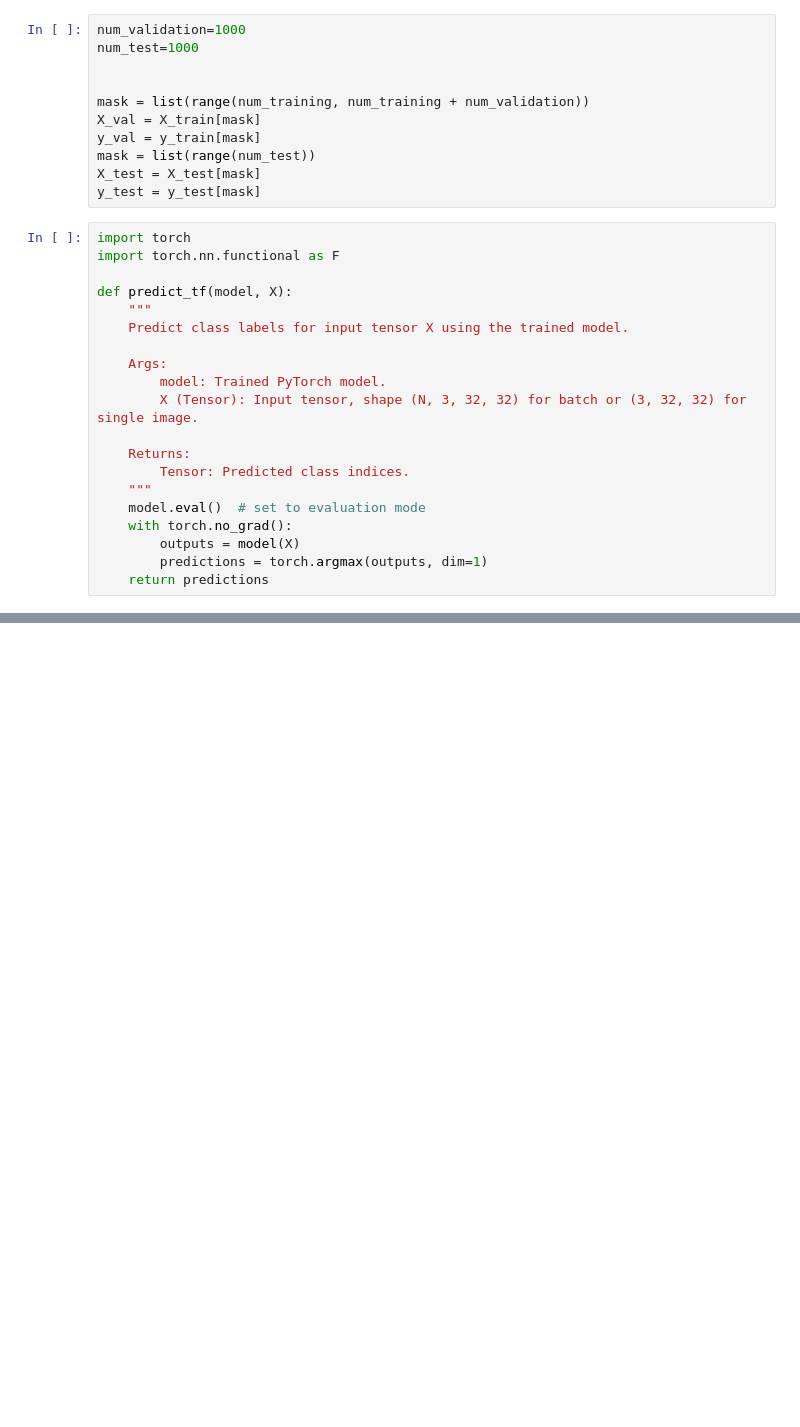
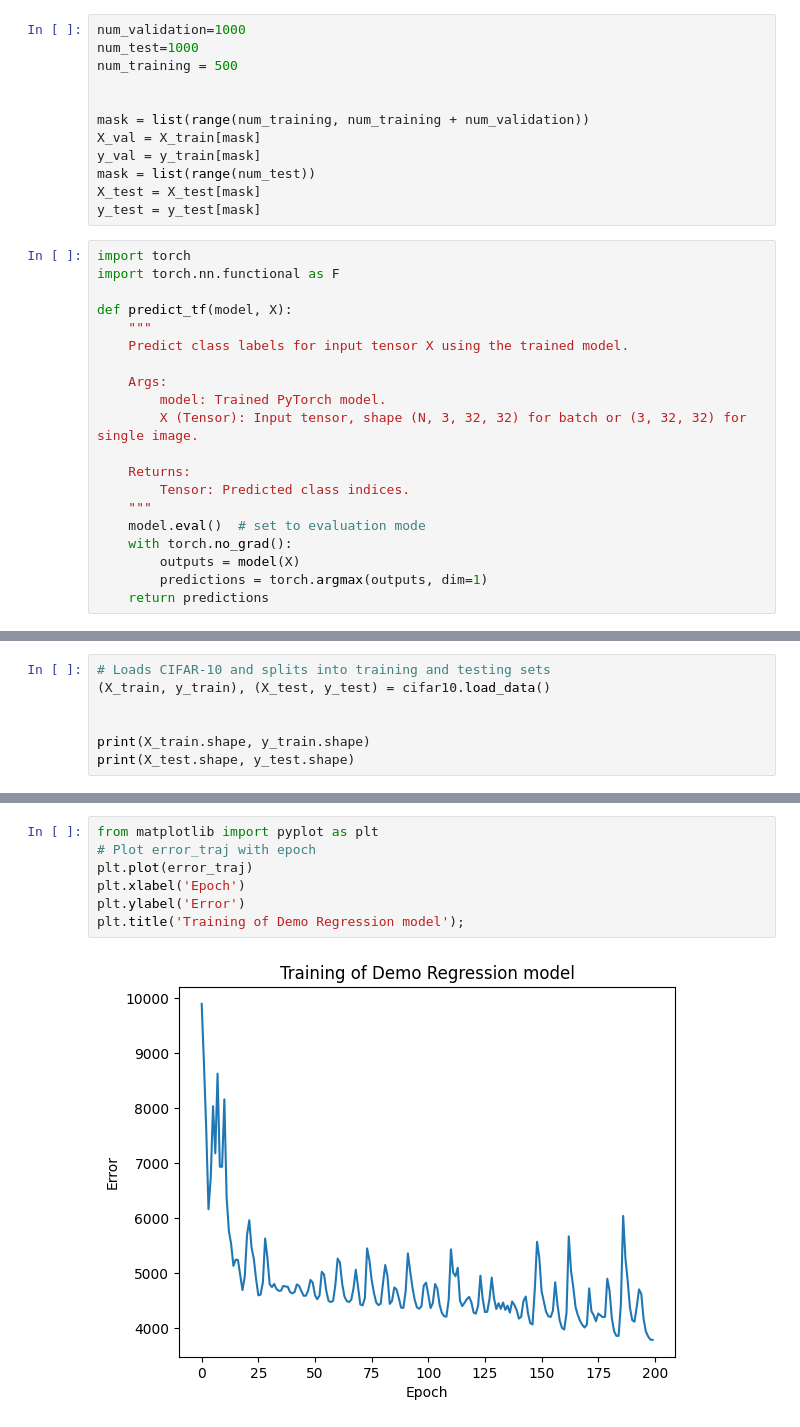
Before and after one commit to ismail-memon-123/CS_5262_ML, a Jupyter notebook: Neural_Network.ipynb, the cells around one changed output, grey strips where cells are left out. Saved outputs shown, nothing was run; the diff lists cells and outputs as text; blank space fills up the shorter version.

```diff
--- a/Neural_Network.ipynb
+++ b/Neural_Network.ipynb
@@ -1672,6 +1690,7 @@ Even with only 100 epochs, the loss was significantly lower (786.46). However, I
 # %%
 num_validation=1000
 num_test=1000
+num_training = 500
 
 
 mask = list(range(num_training, num_training + num_validation))
@@ -1790,0 +1883,7 @@ This time I used a convolutional neural network which gave slitghtly better perf
+# %%
+# Loads CIFAR-10 and splits into training and testing sets
+(X_train, y_train), (X_test, y_test) = cifar10.load_data()
+
+
+print(X_train.shape, y_train.shape)
+print(X_test.shape, y_test.shape)
@@ -1790,0 +2042,9 @@ This time I used a convolutional neural network which gave slitghtly better perf
+# %%
+from matplotlib import pyplot as plt
+# Plot error_traj with epoch
+plt.plot(error_traj)
+plt.xlabel('Epoch')
+plt.ylabel('Error')
+plt.title('Training of Demo Regression model');
+# %% [output]
+[figure, added]
```
Also changed, not shown: parts of 36 cells of this notebook.
